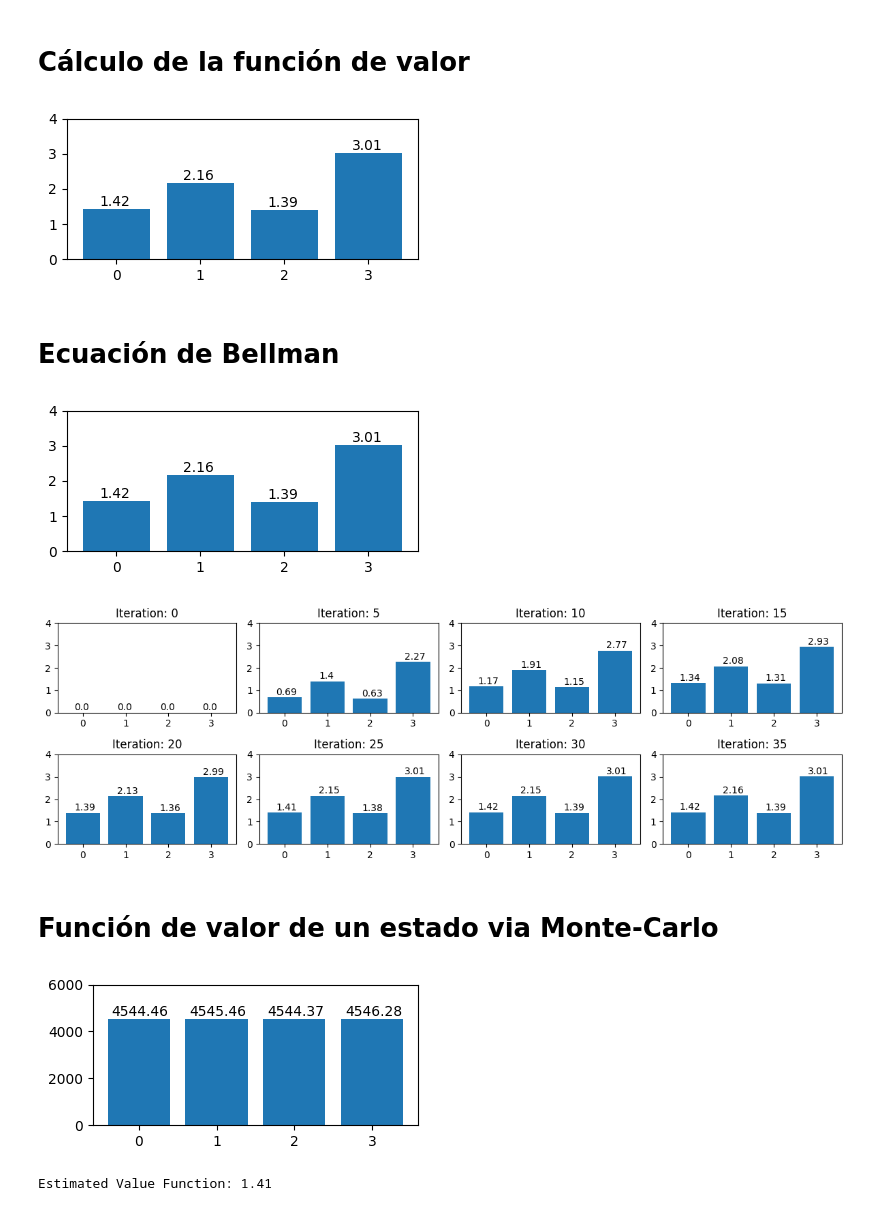
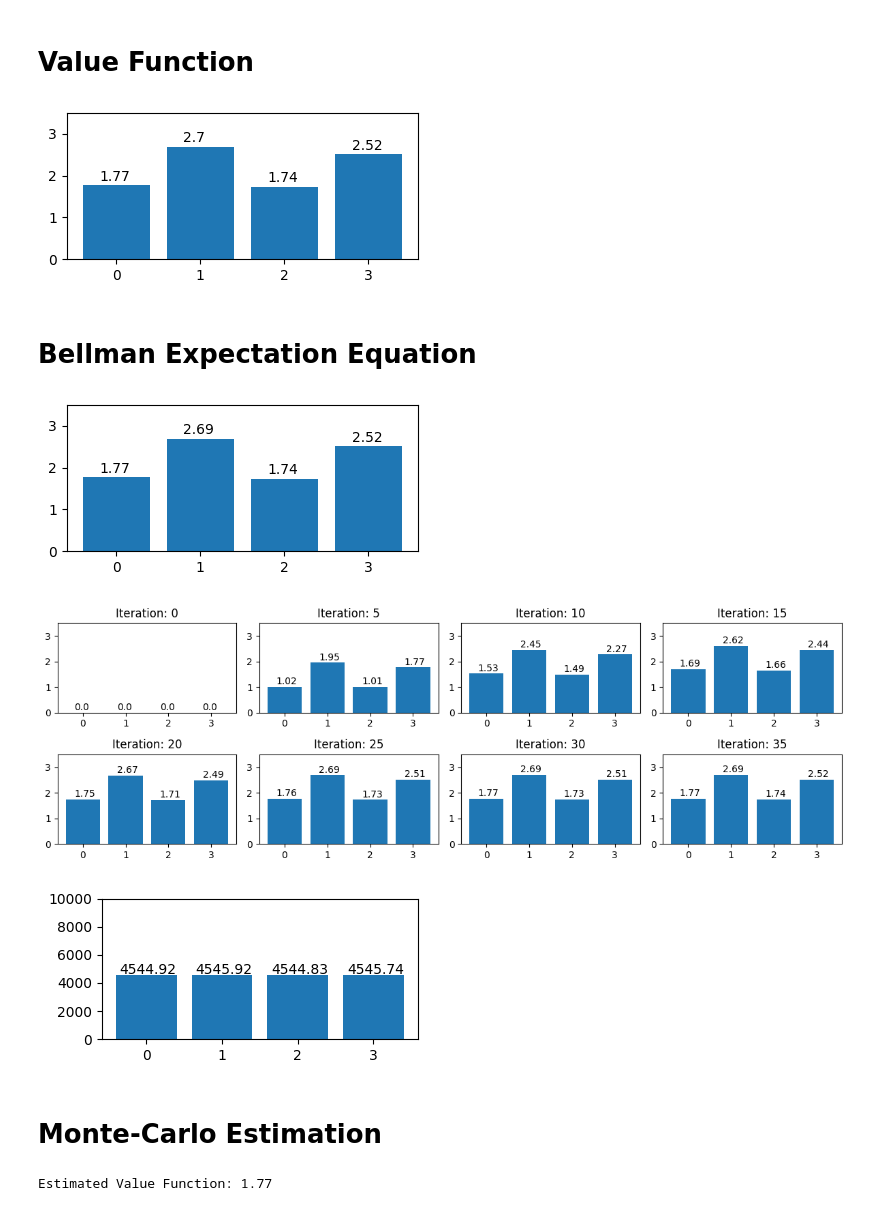
Before and after one commit to sergiorozada12/rl-basics, a Jupyter notebook: 2_markov_reward_process.ipynb, the cells around one changed output. Cells and saved outputs as stored; diff of their text form; code cells hidden in the pictures.

```diff
--- a/2_markov_reward_process.ipynb
+++ b/2_markov_reward_process.ipynb
@@ -14,5 +14,16 @@ P = np.array(
         [0.0, 0.2, 0.2, 0.6],
     ]
 )
+# %%
+Rr = np.array(
+    [
+        [0.0, 0.0, 0.0, 0.0],
+        [0.0, 0.0, 0.0, 1.0],
+        [0.0, 0.0, 0.0, 1.0],
+        [0.0, 0.0, 0.0, 1.0],
+    ]
+)
+# %%
+R = np.sum(P * Rr, axis=1)
 # %%
 nS = 4
@@ -19,2 +30,0 @@ nS = 4
-# %%
-R = np.array([0, 0, 0, 1])
@@ -23,5 +31,5 @@ gamma = 0.8
 # %% [markdown]
-# Cálculo de la función de valor
+# Value Function
 # %%
 A = np.eye(nS) - gamma * P
 b = R
@@ -29,15 +37,15 @@ V = np.linalg.inv(A) @ R
 # %%
 plt.figure(figsize=(4, 2))
 plt.bar(range(nS), V.flatten())
-plt.ylim(0, 4)
+plt.ylim(0, 3.5)
 for i, v in enumerate(V.flatten()):
     plt.text(i - 0.2, v + 0.1, np.around(v, 2))
 plt.tight_layout()
 plt.show()
 # %% [output]
-[figure, old version]
+[figure, new version]
 # %% [markdown]
-# Ecuación de Bellman
+# Bellman Expectation Equation
 # %%
 V = np.zeros(nS)
 Vs = [V]
@@ -47,28 +55,26 @@ for _ in range(40):
 # %%
 plt.figure(figsize=(4, 2))
 plt.bar(range(nS), V)
-plt.ylim(0, 4)
+plt.ylim(0, 3.5)
 for i, v in enumerate(V):
     plt.text(i - 0.2, v + 0.1, np.around(v, 2))
 plt.tight_layout()
 plt.show()
 # %% [output]
-[figure, old version]
+[figure, new version]
 # %%
 fig, axes = plt.subplots(2, 4, figsize=(12, 4))
 axes = axes.flatten()
 for i in range(8):
     axes[i].set_title(f'Iteration: {i*5}')
     axes[i].bar(range(nS), Vs[i*5])
-    axes[i].set_ylim(0, 4)
+    axes[i].set_ylim(0, 3.5)
     for j, v in enumerate(Vs[i*5]):
         axes[i].text(j - 0.2, v + 0.1, np.around(v, 2))
 plt.tight_layout()
 plt.show()
 # %% [output]
-[figure, old version]
+[figure, new version]
-# %% [markdown]
-# Función de valor de un estado via Monte-Carlo
 # %%
 V = np.zeros(nS)
 for _ in range(10000):
@@ -76,29 +82,34 @@ for _ in range(10000):
 # %%
 plt.figure(figsize=(4, 2))
 plt.bar(range(nS), V)
-plt.ylim(0, 6000)
+plt.ylim(0, 10_000)
 for i, v in enumerate(V):
     plt.text(i - 0.35, v + 100, np.around(v, 2))
 plt.tight_layout()
 plt.show()
 # %% [output]
-[figure, old version]
+[figure, new version]
+# %% [markdown]
+# Monte-Carlo Estimation
 # %%
-N = 100000
+N = 10_000
 Gs = []
 for _ in range(N):
     G = 0
     s = 0
     for i in range(50):
-        r = R[s]
+        p = P[s, :]
+        sp = np.random.choice(nS, p=p)
+
+        r = Rr[s, sp]
         G += (gamma**i) * r
-        p = P[s, :]
-        s = np.random.choice(nS, p=p)
+
+        s = sp
     Gs.append(G)
 V = sum(Gs) / N
 print(f"Estimated Value Function: {np.around(V, 2)}")
 # %% [output]
-Estimated Value Function: 1.41
+Estimated Value Function: 1.77
 # %%
 plt.hist(Gs, bins=50);
 # %% [output]
```
Also changed, not shown: parts of 4 cells of this notebook, 3 other files.
